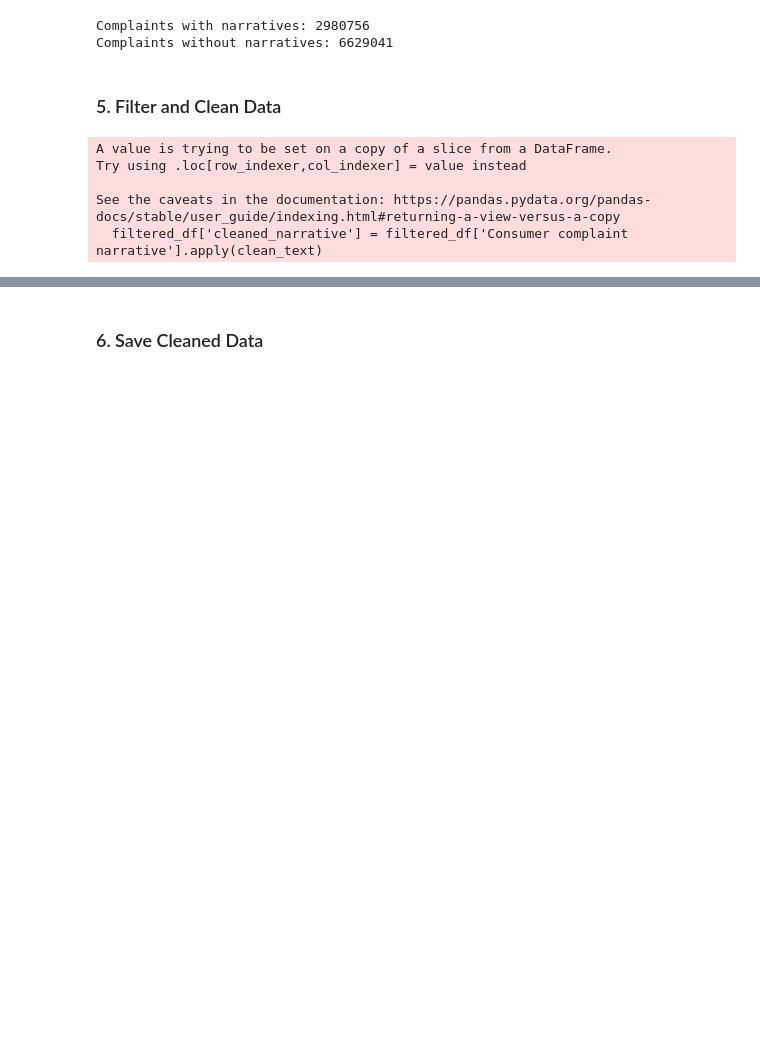
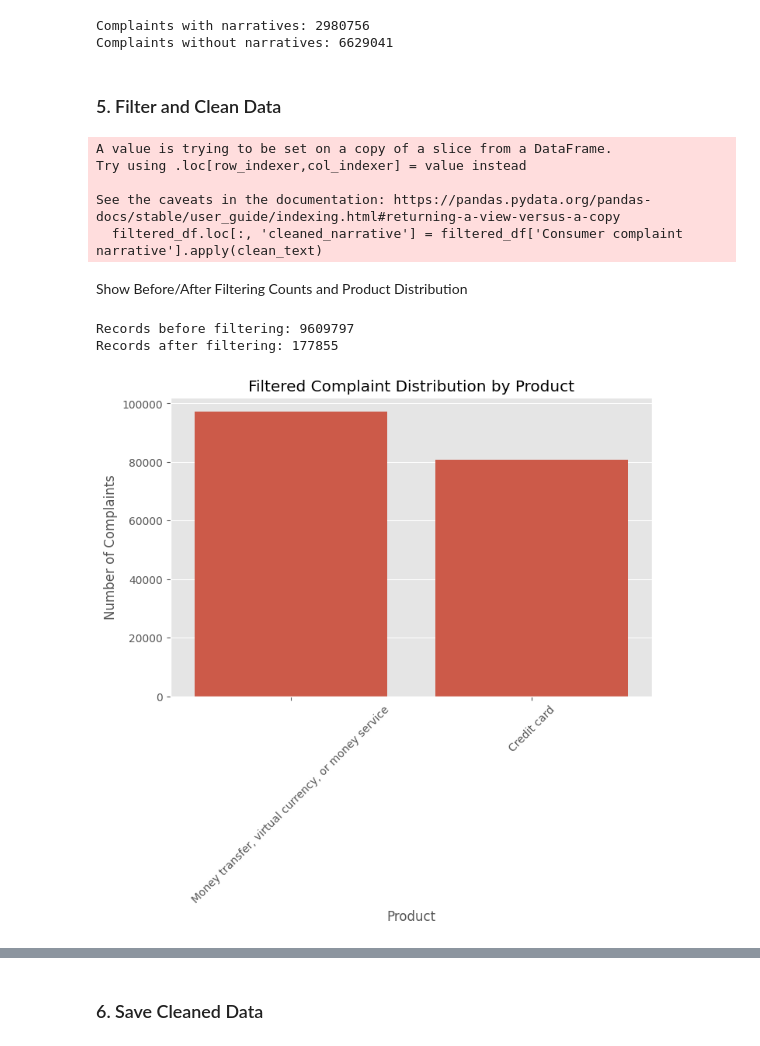
Before and after one commit to abdirehim/complaint-analysis, a Jupyter notebook: notebooks/1.0-eda.ipynb, the cells around one changed output, grey strips where cells are left out. Saved outputs shown, nothing was run; the diff lists cells and outputs as text; code cells hidden in the pictures; blank space fills up the shorter version.

Commit message:
Update EDA notebook with execution count adjustments, enhanced text preprocessing, and detailed summary of findings from the CFPB complaint dataset analysis.

```diff
--- a/notebooks/1.0-eda.ipynb
+++ b/notebooks/1.0-eda.ipynb
@@ -61,10 +61,30 @@ def clean_text(text):
     text = text.replace('i am writing to file a complaint', '')
     return text.strip()
 
-filtered_df['cleaned_narrative'] = filtered_df['Consumer complaint narrative'].apply(clean_text)
+filtered_df.loc[:, 'cleaned_narrative'] = filtered_df['Consumer complaint narrative'].apply(clean_text)
 # %% [output]
 A value is trying to be set on a copy of a slice from a DataFrame.
 Try using .loc[row_indexer,col_indexer] = value instead
 
 See the caveats in the documentation: https://pandas.pydata.org/pandas-docs/stable/user_guide/indexing.html#returning-a-view-versus-a-copy
-  filtered_df['cleaned_narrative'] = filtered_df['Consumer complaint narrative'].apply(clean_text)
+  filtered_df.loc[:, 'cleaned_narrative'] = filtered_df['Consumer complaint narrative'].apply(clean_text)
+# %% [markdown]
+Show Before/After Filtering Counts and Product Distribution
+# %%
+num_records_before = len(df)
+num_records_after = len(filtered_df)
+print(f"Records before filtering: {num_records_before}")
+print(f"Records after filtering: {num_records_after}")
+
+product_counts_filtered = filtered_df['Product'].value_counts()
+plt.figure(figsize=(8, 5))
+sns.barplot(x=product_counts_filtered.index, y=product_counts_filtered.values)
+plt.title('Filtered Complaint Distribution by Product')
+plt.xlabel('Product')
+plt.ylabel('Number of Complaints')
+plt.xticks(rotation=45)
+plt.show()
+# %% [output]
+Records before filtering: 9609797
+Records after filtering: 177855
+[figure, added]
```
Also changed, not shown: parts of 3 cells of this notebook.
